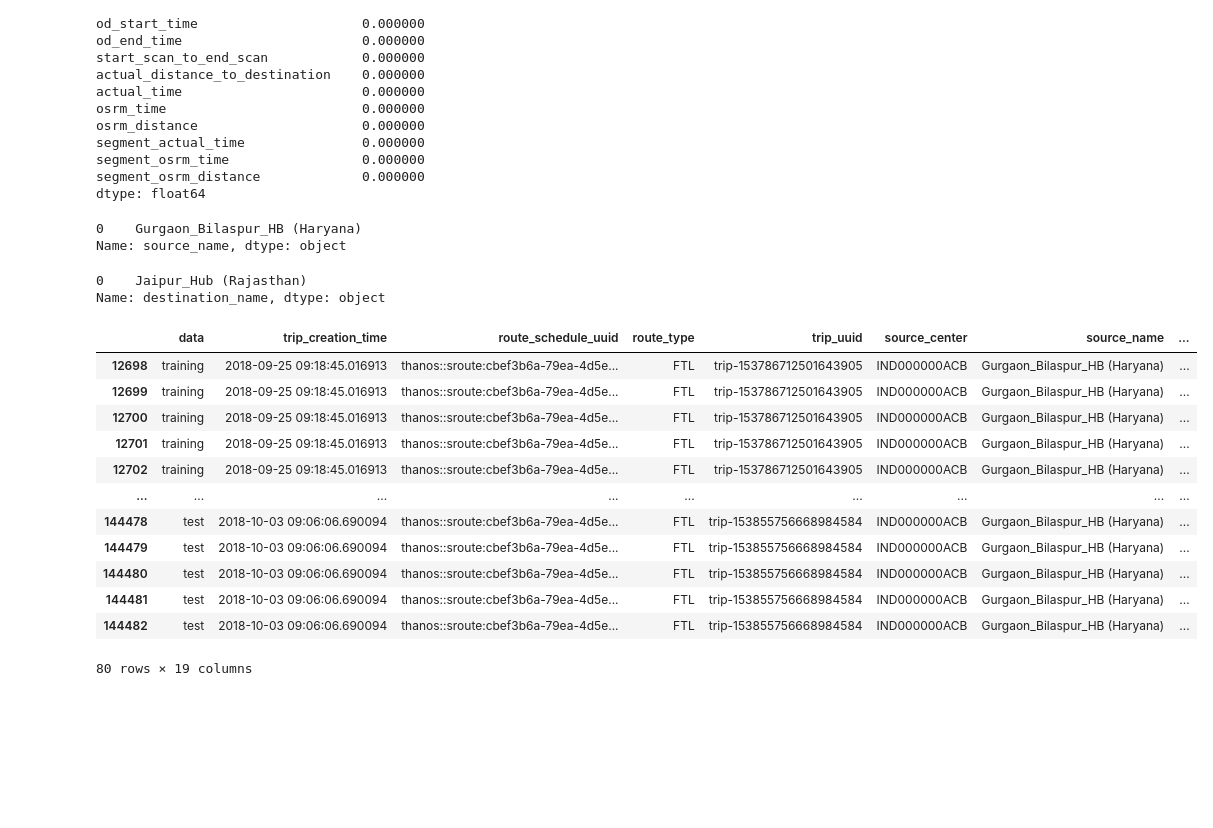
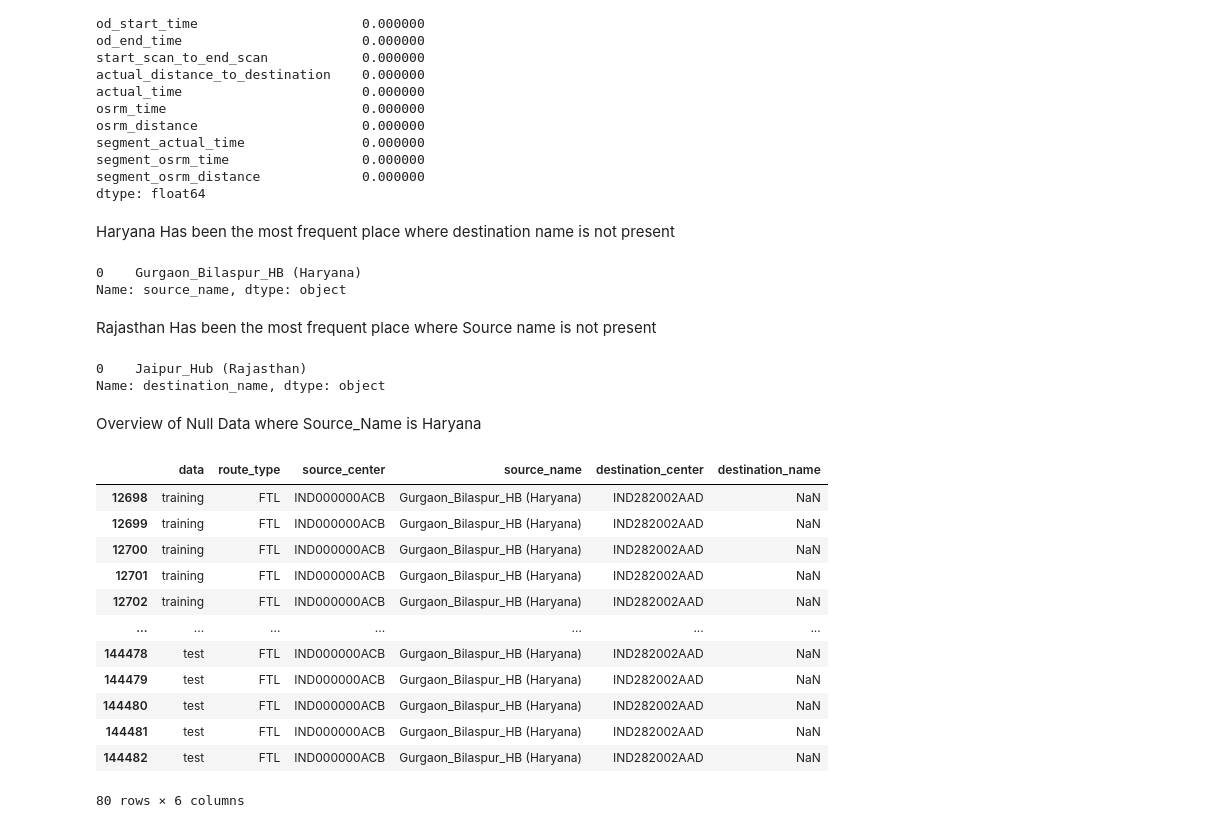
Before and after one commit to charles-owo/supply_chain_feature_engineering_analytics, a Jupyter notebook: supply_chain_service_feature_engineering.ipynb, the cells around one changed output. Cells and saved outputs as stored; diff of their text form; code cells hidden in the pictures; blank space fills up the shorter version.

Commit message:
Working on Filling Null Values

```diff
--- a/supply_chain_service_feature_engineering.ipynb
+++ b/supply_chain_service_feature_engineering.ipynb
@@ -91,29 +116,35 @@ segment_actual_time               0.000000
 segment_osrm_time                 0.000000
 segment_osrm_distance             0.000000
 dtype: float64
+# %% [markdown]
+Haryana Has been the most frequent place where destination name is not present
 # %%
 df[df.isnull().any(axis=1)]['source_name'].mode()
 # %% [output]
 0    Gurgaon_Bilaspur_HB (Haryana)
 Name: source_name, dtype: object
+# %% [markdown]
+Rajasthan Has been the most frequent place where Source name is not present
 # %%
 df[df.isnull().any(axis=1)]['destination_name'].mode()
 # %% [output]
 0    Jaipur_Hub (Rajasthan)
 Name: destination_name, dtype: object
+# %% [markdown]
+Overview of Null Data where Source_Name is Haryana
 # %%
-df.loc[(df['source_name']=='Gurgaon_Bilaspur_HB (Haryana)') & (df['destination_name'].isna())]
+df.loc[(df['source_name']=='Gurgaon_Bilaspur_HB (Haryana)') & (df['destination_name'].isna())][['data','route_type','source_center','source_name','destination_center','destination_name']]
 # %% [output]
-|  | data | trip_creation_time | route_schedule_uuid | route_type | trip_uuid | source_center | source_name | ... |
-| 12698 | training | 2018-09-25 09:18:45.016913 | thanos::sroute:cbef3b6a-79ea-4d5e... | FTL | trip-153786712501643905 | IND000000ACB | Gurgaon_Bilaspur_HB (Haryana) | ... |
-| 12699 | training | 2018-09-25 09:18:45.016913 | thanos::sroute:cbef3b6a-79ea-4d5e... | FTL | trip-153786712501643905 | IND000000ACB | Gurgaon_Bilaspur_HB (Haryana) | ... |
-| 12700 | training | 2018-09-25 09:18:45.016913 | thanos::sroute:cbef3b6a-79ea-4d5e... | FTL | trip-153786712501643905 | IND000000ACB | Gurgaon_Bilaspur_HB (Haryana) | ... |
-| 12701 | training | 2018-09-25 09:18:45.016913 | thanos::sroute:cbef3b6a-79ea-4d5e... | FTL | trip-153786712501643905 | IND000000ACB | Gurgaon_Bilaspur_HB (Haryana) | ... |
-| 12702 | training | 2018-09-25 09:18:45.016913 | thanos::sroute:cbef3b6a-79ea-4d5e... | FTL | trip-153786712501643905 | IND000000ACB | Gurgaon_Bilaspur_HB (Haryana) | ... |
-| ... | ... | ... | ... | ... | ... | ... | ... | ... |
-| 144478 | test | 2018-10-03 09:06:06.690094 | thanos::sroute:cbef3b6a-79ea-4d5e... | FTL | trip-153855756668984584 | IND000000ACB | Gurgaon_Bilaspur_HB (Haryana) | ... |
-| 144479 | test | 2018-10-03 09:06:06.690094 | thanos::sroute:cbef3b6a-79ea-4d5e... | FTL | trip-153855756668984584 | IND000000ACB | Gurgaon_Bilaspur_HB (Haryana) | ... |
-| 144480 | test | 2018-10-03 09:06:06.690094 | thanos::sroute:cbef3b6a-79ea-4d5e... | FTL | trip-153855756668984584 | IND000000ACB | Gurgaon_Bilaspur_HB (Haryana) | ... |
-| 144481 | test | 2018-10-03 09:06:06.690094 | thanos::sroute:cbef3b6a-79ea-4d5e... | FTL | trip-153855756668984584 | IND000000ACB | Gurgaon_Bilaspur_HB (Haryana) | ... |
-| 144482 | test | 2018-10-03 09:06:06.690094 | thanos::sroute:cbef3b6a-79ea-4d5e... | FTL | trip-153855756668984584 | IND000000ACB | Gurgaon_Bilaspur_HB (Haryana) | ... |
+|  | data | route_type | source_center | source_name | destination_center | destination_name |
+| 12698 | training | FTL | IND000000ACB | Gurgaon_Bilaspur_HB (Haryana) | IND282002AAD | NaN |
+| 12699 | training | FTL | IND000000ACB | Gurgaon_Bilaspur_HB (Haryana) | IND282002AAD | NaN |
+| 12700 | training | FTL | IND000000ACB | Gurgaon_Bilaspur_HB (Haryana) | IND282002AAD | NaN |
+| 12701 | training | FTL | IND000000ACB | Gurgaon_Bilaspur_HB (Haryana) | IND282002AAD | NaN |
+| 12702 | training | FTL | IND000000ACB | Gurgaon_Bilaspur_HB (Haryana) | IND282002AAD | NaN |
+| ... | ... | ... | ... | ... | ... | ... |
+| 144478 | test | FTL | IND000000ACB | Gurgaon_Bilaspur_HB (Haryana) | IND282002AAD | NaN |
+| 144479 | test | FTL | IND000000ACB | Gurgaon_Bilaspur_HB (Haryana) | IND282002AAD | NaN |
+| 144480 | test | FTL | IND000000ACB | Gurgaon_Bilaspur_HB (Haryana) | IND282002AAD | NaN |
+| 144481 | test | FTL | IND000000ACB | Gurgaon_Bilaspur_HB (Haryana) | IND282002AAD | NaN |
+| 144482 | test | FTL | IND000000ACB | Gurgaon_Bilaspur_HB (Haryana) | IND282002AAD | NaN |
-80 rows × 19 columns
+80 rows × 6 columns
```
Also changed, not shown: parts of 21 cells of this notebook.
